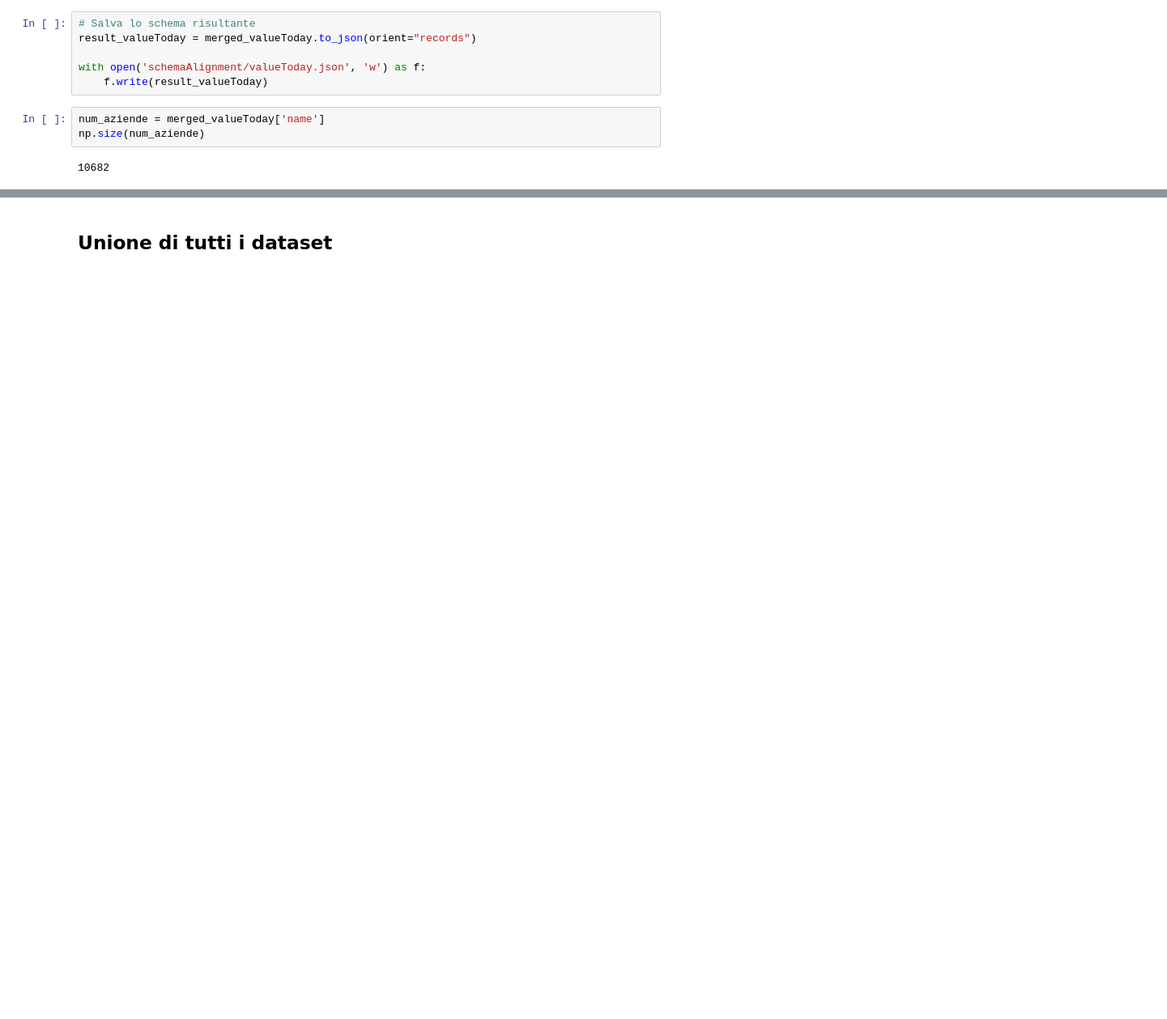
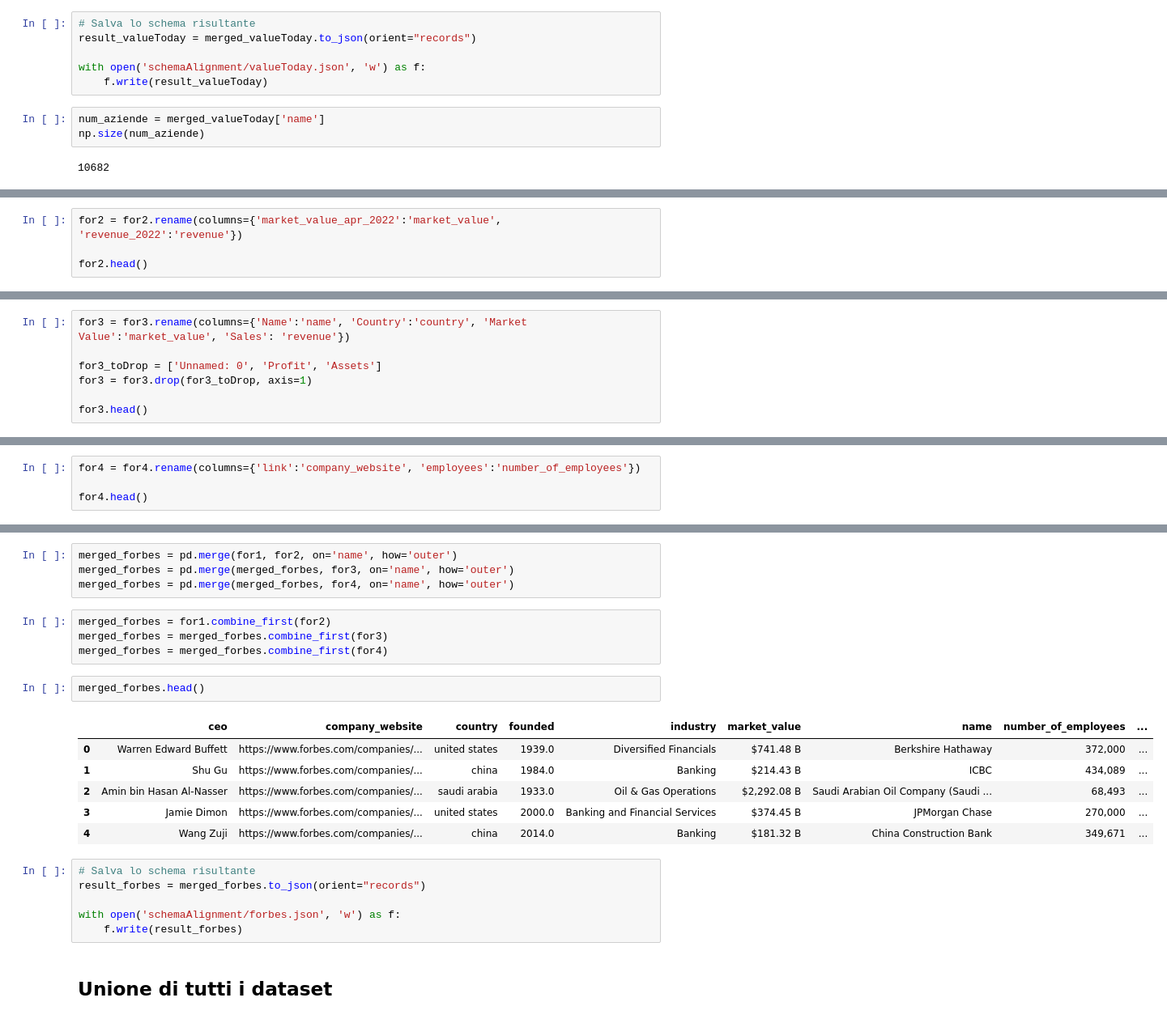
Before and after one commit to Elisabetta99/IDD_HW8, a Jupyter notebook: schemaAlignment.ipynb, the cells around one changed output, grey strips where cells are left out. Shown: that part at 81% size. Cells and saved outputs as stored; diff of their text form; blank space fills up the shorter version.

Commit message:
schemaAlignment forbes

```diff
--- a/schemaAlignment.ipynb
+++ b/schemaAlignment.ipynb
@@ -267,0 +330,4 @@ np.size(num_aziende)
+# %%
+for2 = for2.rename(columns={'market_value_apr_2022':'market_value', 'revenue_2022':'revenue'})
+
+for2.head()
@@ -267,0 +341,7 @@ np.size(num_aziende)
+# %%
+for3 = for3.rename(columns={'Name':'name', 'Country':'country', 'Market Value':'market_value', 'Sales': 'revenue'})
+
+for3_toDrop = ['Unnamed: 0', 'Profit', 'Assets']
+for3 = for3.drop(for3_toDrop, axis=1)
+
+for3.head()
@@ -267,0 +355,4 @@ np.size(num_aziende)
+# %%
+for4 = for4.rename(columns={'link':'company_website', 'employees':'number_of_employees'})
+
+for4.head()
@@ -268,2 +366,25 @@ np.size(num_aziende)
+# %%
+merged_forbes = pd.merge(for1, for2, on='name', how='outer')
+merged_forbes = pd.merge(merged_forbes, for3, on='name', how='outer')
+merged_forbes = pd.merge(merged_forbes, for4, on='name', how='outer')
+# %%
+merged_forbes = for1.combine_first(for2)
+merged_forbes = merged_forbes.combine_first(for3)
+merged_forbes = merged_forbes.combine_first(for4)
+# %%
+merged_forbes.head()
+# %% [output]
+|  | ceo | company_website | country | founded | industry | market_value | name | number_of_employees | ... |
+| 0 | Warren Edward Buffett | https://www.forbes.com/companies/... | united states | 1939.0 | Diversified Financials | $741.48 B | Berkshire Hathaway | 372,000 | ... |
+| 1 | Shu Gu | https://www.forbes.com/companies/... | china | 1984.0 | Banking | $214.43 B | ICBC | 434,089 | ... |
+| 2 | Amin bin Hasan Al-Nasser | https://www.forbes.com/companies/... | saudi arabia | 1933.0 | Oil & Gas Operations | $2,292.08 B | Saudi Arabian Oil Company (Saudi ... | 68,493 | ... |
+| 3 | Jamie Dimon | https://www.forbes.com/companies/... | united states | 2000.0 | Banking and Financial Services | $374.45 B | JPMorgan Chase | 270,000 | ... |
+| 4 | Wang Zuji | https://www.forbes.com/companies/... | china | 2014.0 | Banking | $181.32 B | China Construction Bank | 349,671 | ... |
+# %%
+# Salva lo schema risultante
+result_forbes = merged_forbes.to_json(orient="records")
+
+with open('schemaAlignment/forbes.json', 'w') as f:
+    f.write(result_forbes)
 # %% [markdown]
 ## Unione di tutti i dataset
```
Also changed, not shown: parts of 10 cells of this notebook, 4 other files.
